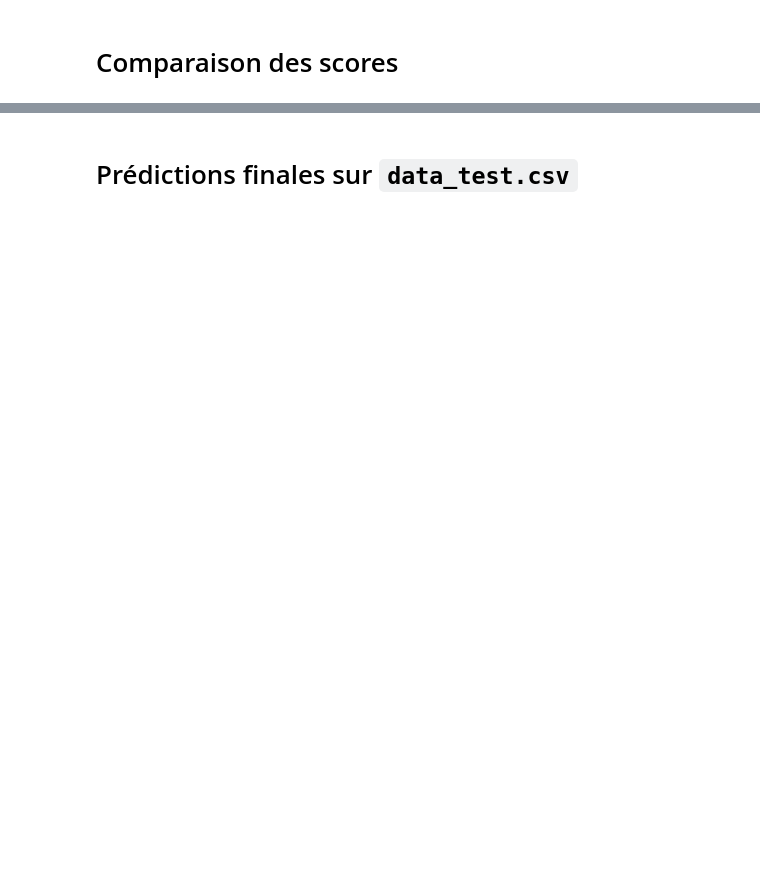
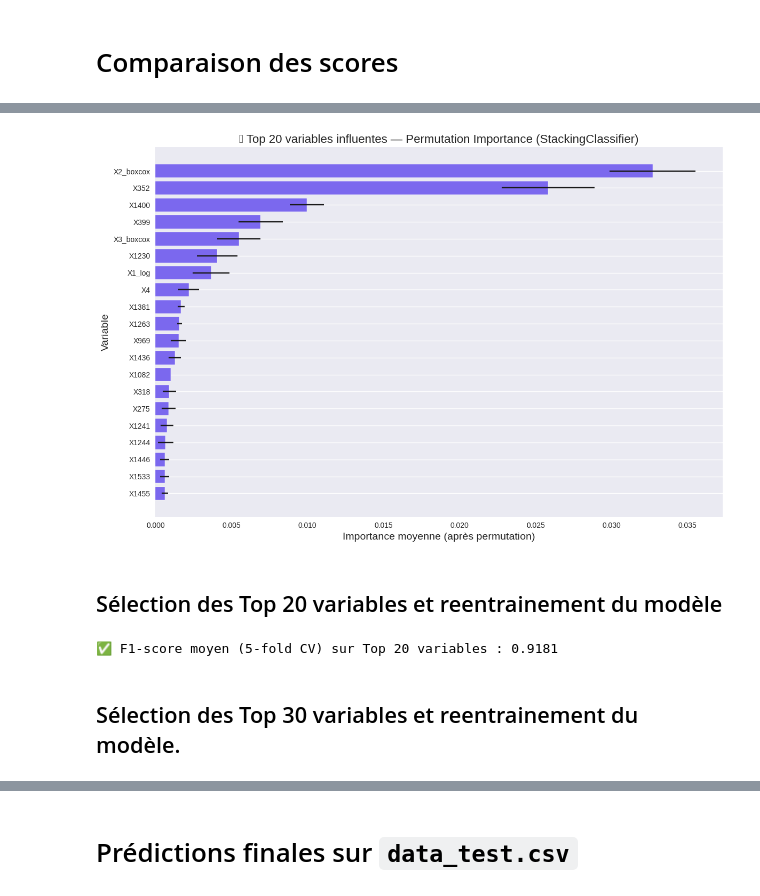
Before and after one commit to Abdoullatuf/Projet-STA211-2025, a Jupyter notebook: notebooks/STA211_Modelisation_Publicites.ipynb, the cells around one changed output, grey strips where cells are left out. Saved outputs shown, nothing was run; the diff lists cells and outputs as text; code cells hidden in the pictures; blank space fills up the shorter version.

```diff
--- a/notebooks/STA211_Modelisation_Publicites.ipynb
+++ b/notebooks/STA211_Modelisation_Publicites.ipynb
@@ -339,0 +530,60 @@ plt.show()
+# %%
+
+top_n = 20
+
+# Extraire les données nécessaires
+features = perm_importance_df.head(top_n)["Feature"]
+importances = perm_importance_df.head(top_n)["Importance"]
+std_errors = perm_importance_df.head(top_n)["Std"]
+
+# Tracé
+plt.figure(figsize=(12, 8))
+plt.barh(
+    features[::-1],        # Pour avoir le plus important en haut
+    importances[::-1],
+    xerr=std_errors[::-1],
+    color="mediumslateblue",
+    align="center"
+)
+plt.title(f"🎯 Top {top_n} variables influentes — Permutation Importance (StackingClassifier)", fontsize=16)
+plt.xlabel("Importance moyenne (après permutation)", fontsize=14)
+plt.ylabel("Variable", fontsize=14)
+plt.grid(axis='x')
+plt.tight_layout()
+plt.show()
+# %% [output]
+[figure, added]
+# %% [markdown]
+## Sélection des Top 20 variables et reentrainement du modèle
+# %%
+# === Sélection des Top 20 variables
+top_features = perm_importance_df.head(20)['Feature'].tolist()
+
+X_train_top = X_train[top_features]
+
+# === Définir un modèle simple sur les variables importantes
+from sklearn.ensemble import RandomForestClassifier
+from sklearn.model_selection import cross_val_score
+
+rf_top_features = RandomForestClassifier(
+    n_estimators=200,
+    max_depth=None,
+    random_state=42,
+    n_jobs=-1
+)
+
+# === Validation croisée
+scores = cross_val_score(
+    rf_top_features,
+    X_train_top,
+    y_train,
+    cv=5,
+    scoring='f1',
+    n_jobs=-1
+)
+
+print(f"✅ F1-score moyen (5-fold CV) sur Top 20 variables : {np.mean(scores):.4f}")
+# %% [output]
+✅ F1-score moyen (5-fold CV) sur Top 20 variables : 0.9181
+# %% [markdown]
+## Sélection des Top 30 variables et reentrainement du modèle.
```
Also changed, not shown: parts of 23 cells of this notebook, 7 other files.
